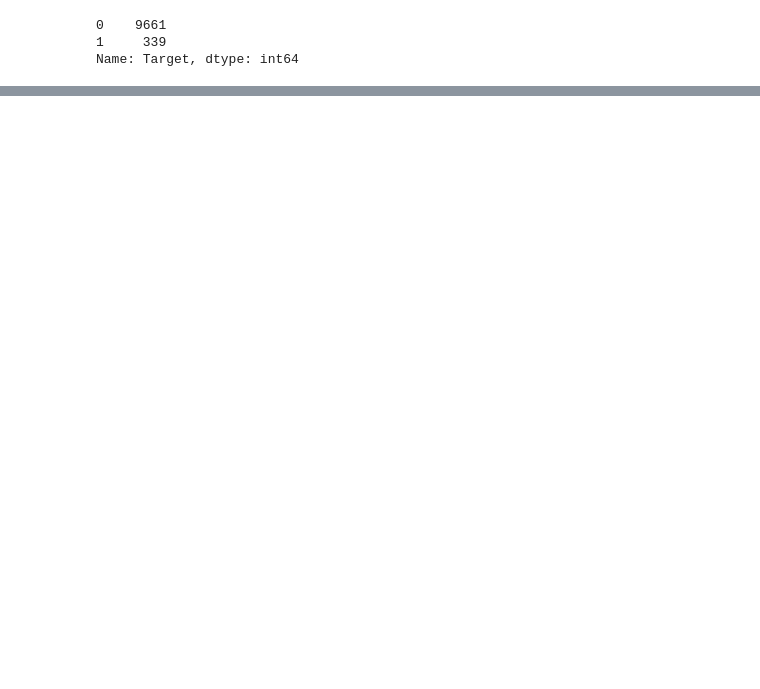
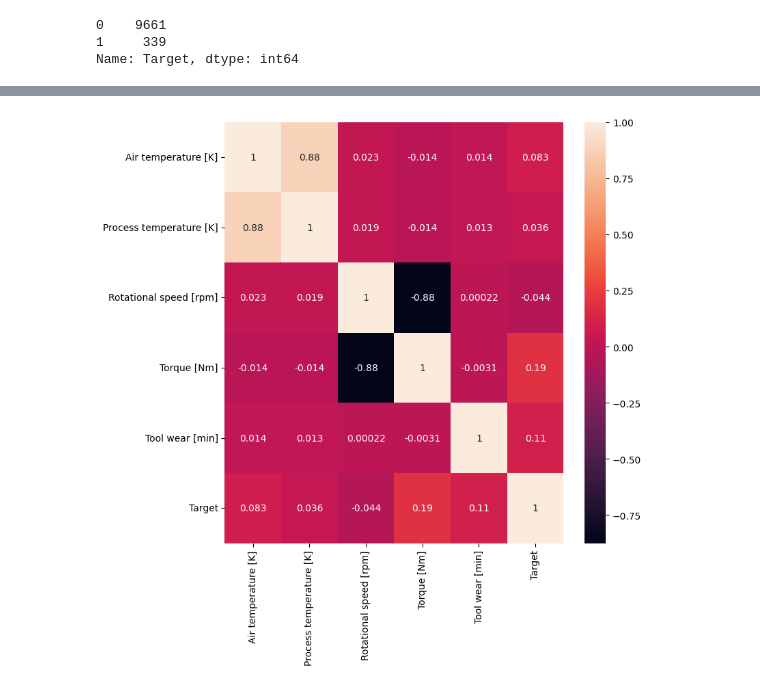
Before and after one commit to gabriel-alk/Previsao-de-Falhas-em-Equipamentos-utilizando-Machine-Learning, a Jupyter notebook: PrevisaoFalhas.ipynb, the cells around one changed output, grey strips where cells are left out. Drawn from its saved outputs; the diff is of its cells as text; code cells hidden in the pictures; blank space fills up the shorter version.

```diff
--- a/PrevisaoFalhas.ipynb
+++ b/PrevisaoFalhas.ipynb
@@ -78,0 +86,3 @@ Name: Failure Type, dtype: int64
+# %%
+# Retiramos as variáveis que não utilizaremos do dataset
+df = df.drop(["UDI",'Product ID'],axis = 1)
@@ -78,0 +105,6 @@ Name: Failure Type, dtype: int64
+# %%
+plt.figure(figsize=(8, 8))
+sns.heatmap(df.corr(), annot=True)
+plt.show()
+# %% [output]
+[figure, added]
```
Also changed, not shown: parts of 13 cells of this notebook.
